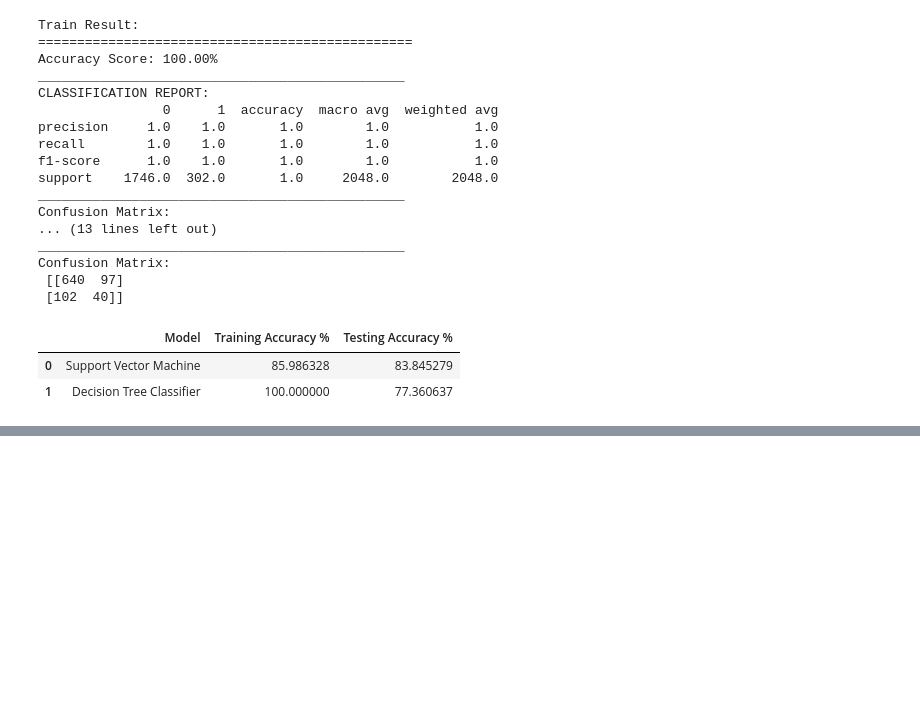
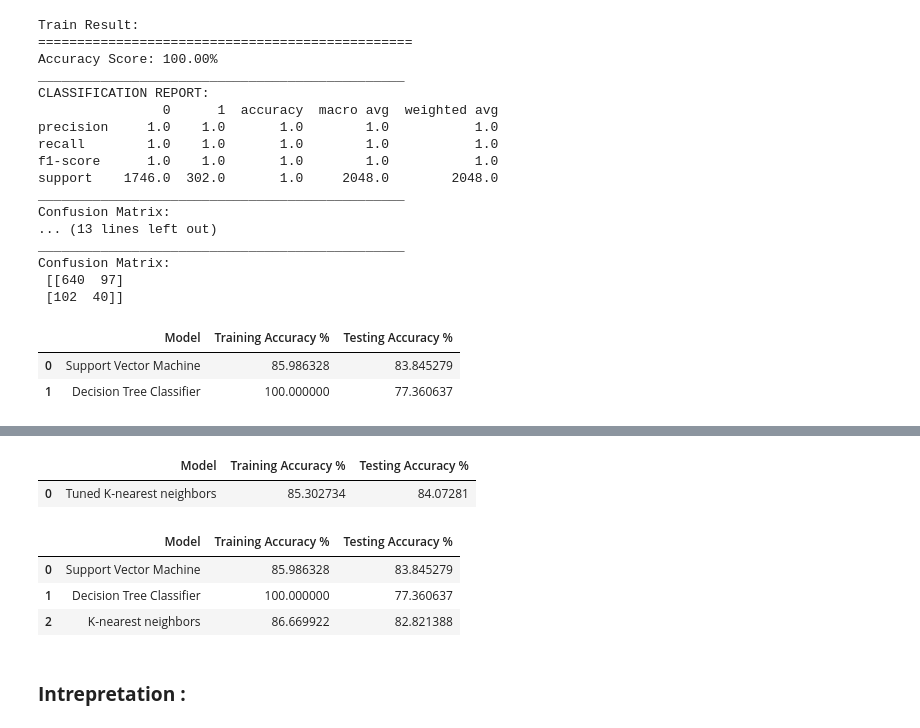
Before and after one commit to VermaSanjayrk/Cardiovascular-Risk-Prediction, a Jupyter notebook: Cardiovascular_Risk_Prediction.ipynb, the cells around one changed output, grey strips where cells are left out. Drawn from its saved outputs; the diff is of its cells as text; code cells hidden in the pictures; blank space fills up the shorter version.

```diff
--- a/Cardiovascular_Risk_Prediction.ipynb
+++ b/Cardiovascular_Risk_Prediction.ipynb
@@ -624,0 +716,18 @@ results_df
+# %%
+test_score = accuracy_score(y_test, knn_clf.predict(X_test)) * 100
+train_score = accuracy_score(y_train, knn_clf.predict(X_train)) * 100
+tuning_results_df = pd.DataFrame(data=[["Tuned K-nearest neighbors", train_score, test_score]],
+                          columns=['Model', 'Training Accuracy %', 'Testing Accuracy %'])
+tuning_results_df
+# %% [output]
+|  | Model | Training Accuracy % | Testing Accuracy % |
+| 0 | Tuned K-nearest neighbors | 85.302734 | 84.07281 |
+# %%
+results_df
+# %% [output]
+|  | Model | Training Accuracy % | Testing Accuracy % |
+| 0 | Support Vector Machine | 85.986328 | 83.845279 |
+| 1 | Decision Tree Classifier | 100.000000 | 77.360637 |
+| 2 | K-nearest neighbors | 86.669922 | 82.821388 |
+# %% [markdown]
+### **Intrepretation :**
```
Also changed, not shown: parts of 9 cells of this notebook.
